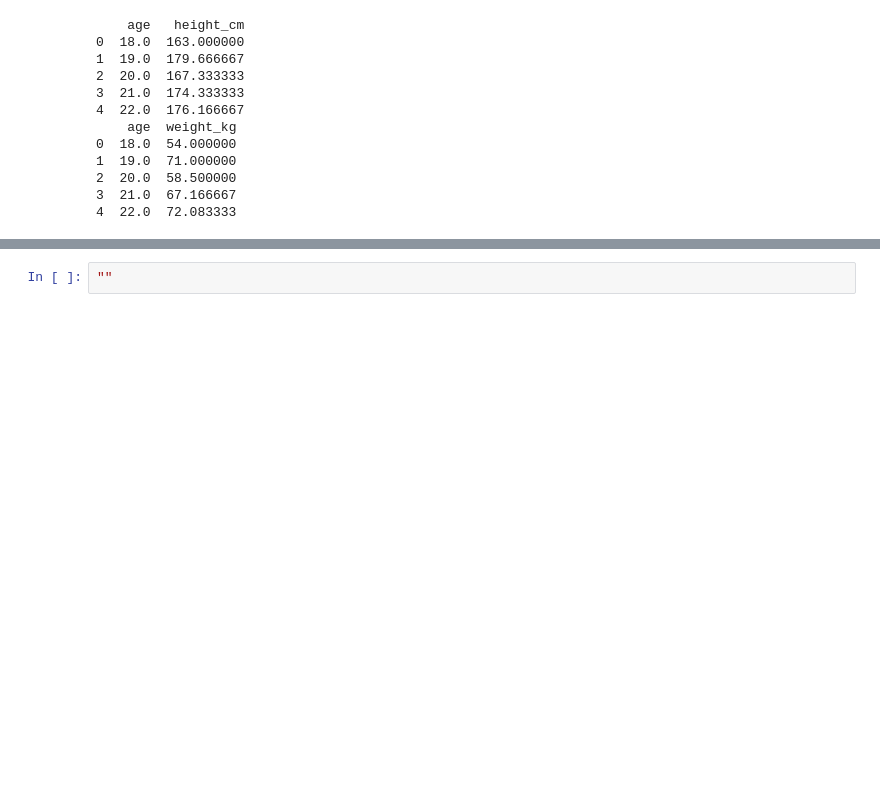
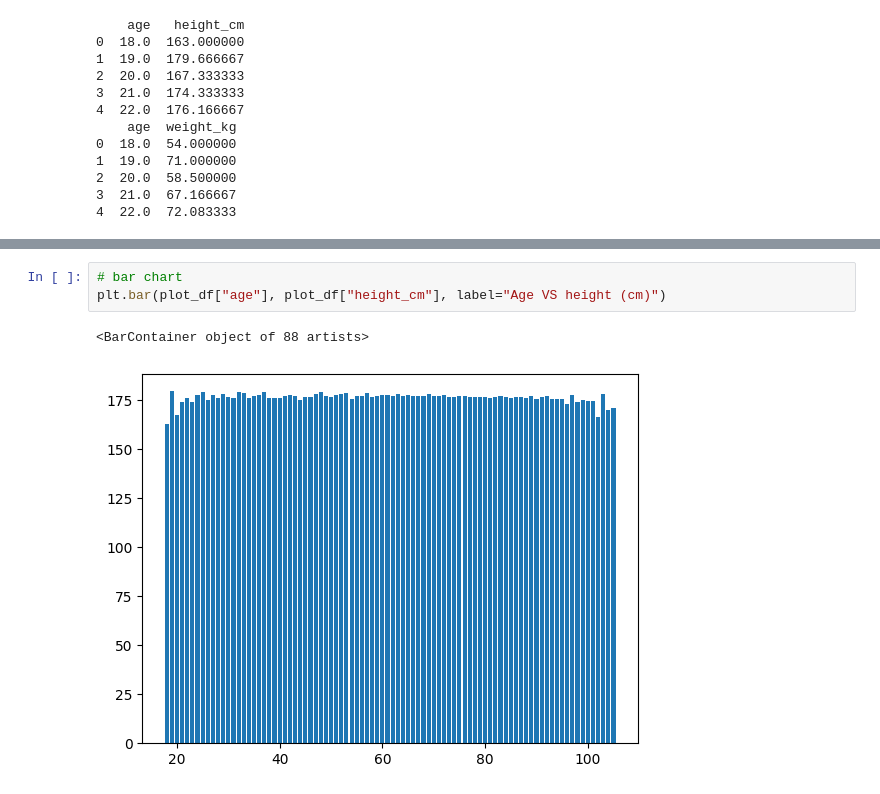
Before and after one commit to omkarpatole1799/numpy, a Jupyter notebook: matplotlib-tutorial/plot.ipynb, the cells around one changed output, grey strips where cells are left out. Cells and saved outputs as stored; diff of their text form; blank space fills up the shorter version.

```diff
--- a/matplotlib-tutorial/plot.ipynb
+++ b/matplotlib-tutorial/plot.ipynb
@@ -94,2 +136,6 @@ plt.legend()
 # %%
-""
+# bar chart
+plt.bar(plot_df["age"], plot_df["height_cm"], label="Age VS height (cm)")
+# %% [output]
+<BarContainer object of 88 artists>
+[figure, added]
```
Also changed, not shown: parts of 6 cells of this notebook.
